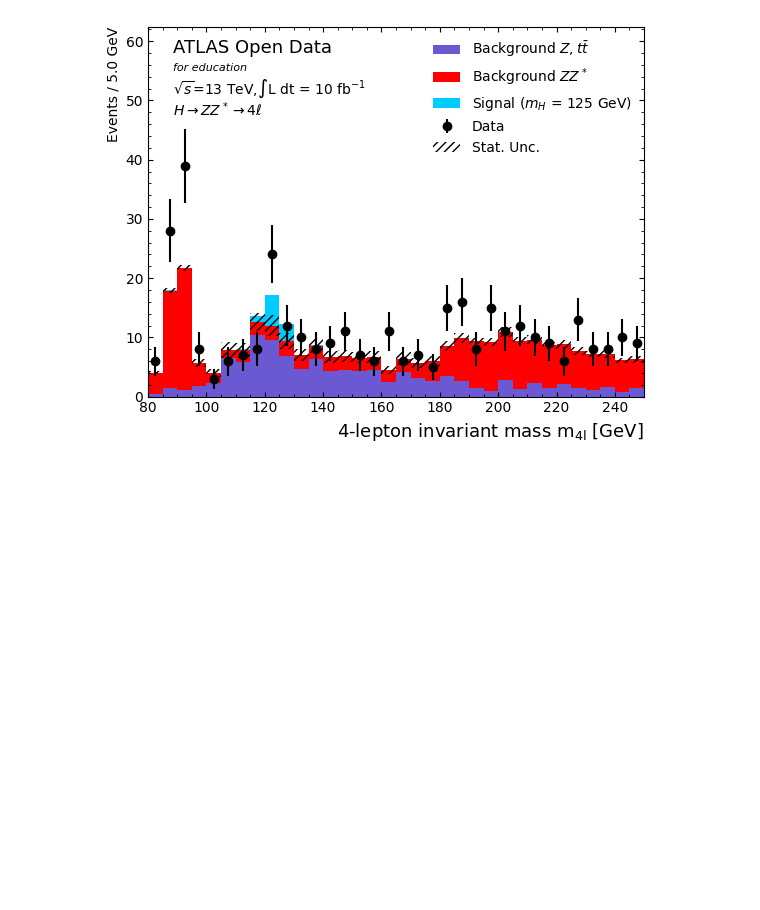
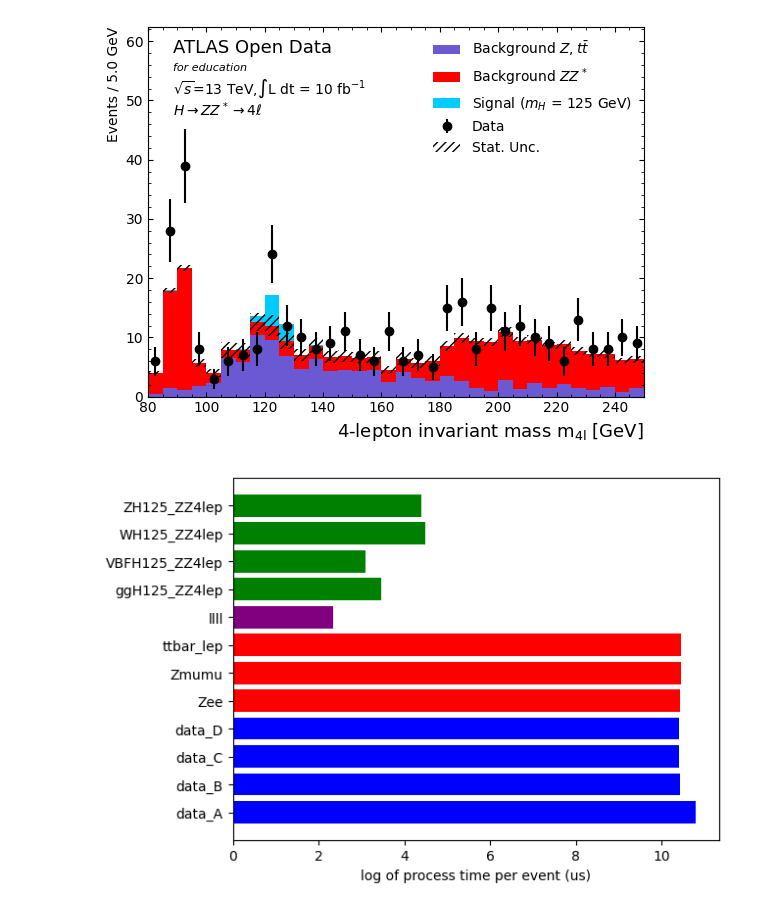
Before and after one commit to maximillian-dolan/atlas_analysis, a Jupyter notebook: HZZ_demo.ipynb, the cells around one changed output. Drawn from its saved outputs; the diff is of its cells as text; code cells hidden in the pictures; blank space fills up the shorter version.

```diff
--- a/HZZ_demo.ipynb
+++ b/HZZ_demo.ipynb
@@ -170,7 +180,8 @@ def read_file(path,sample):
     return ak.concatenate(data_all) # return array containing events passing all cuts
 # %%
 start = time.time() # time at start of whole processing
-data = get_data_from_files() # process all files
+name_counts = pd.DataFrame()
+data = get_data_from_files(name_counts) # process all files
 elapsed = time.time() - start # time after whole processing
 print("Time taken: "+str(round(elapsed,1))+"s") # print total time taken to process every file
 # %% [output]
@@ -321,3 +332,21 @@ def plot_data(data):
 plot_data(data)
 # %% [output]
 [figure]
+# %%
+name_counts['time per event'] = name_counts['times']/name_counts['counts']
+# %%
+fig, ax = plt.subplots()
+
+colors = {'Background $Z,t\\bar{t}$': 'red',
+          'Background $ZZ^*$': 'purple',
+          'Signal ($m_H$ = 125 GeV)': 'green',
+          'data': 'blue'}
+
+cmap = ListedColormap([colors[cat] for cat in name_counts['samples']])
+
+bars = ax.barh(y = name_counts['subsamples'], width = np.log(name_counts['time per event']*1000000), color=cmap(name_counts.index))
+ax.set_xlabel('log of process time per event (us)')
+
+plt.show()
+# %% [output]
+[figure, added]
```
Also changed, not shown: parts of 5 cells of this notebook, 4 other files.
